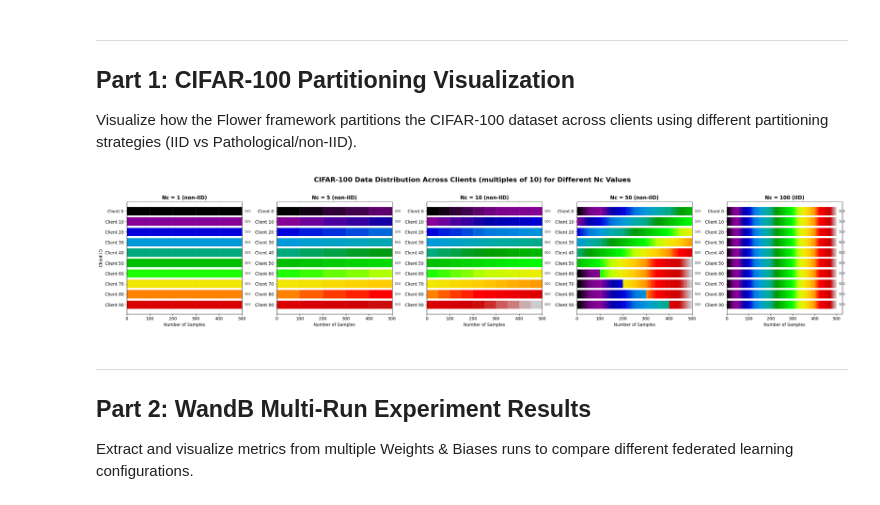
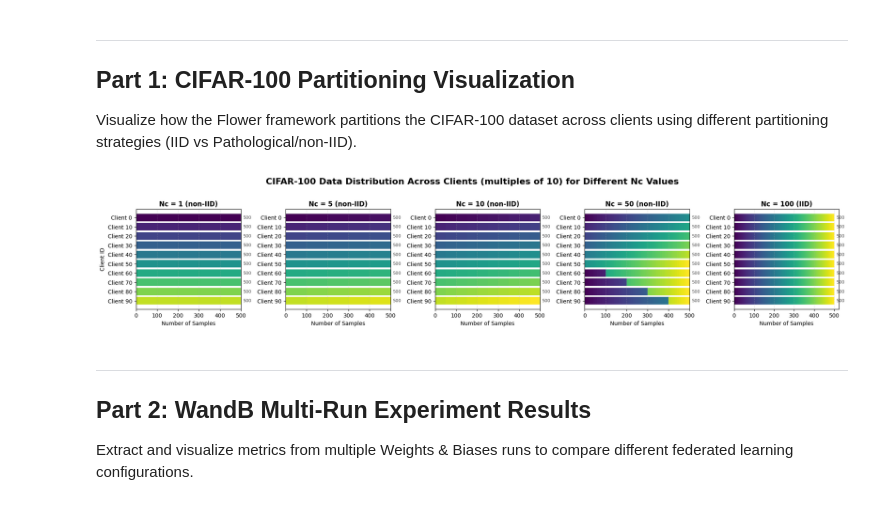
Before and after one commit to erikscolaro/FL-task-arithmetic, a Jupyter notebook: notebooks/plots.ipynb, the cells around one changed output. Cells and saved outputs as stored; diff of their text form; code cells hidden in the pictures.

```diff
--- a/notebooks/plots.ipynb
+++ b/notebooks/plots.ipynb
@@ -21,22 +20,17 @@ from flwr_datasets.partitioner import PathologicalPartitioner
 import matplotlib.pyplot as plt
 import numpy as np
 
-# Imposta dimensione in pixel e dpi
-width_px = 2500
-height_px = 500
+width_px = 1920
+height_px = 1920 / 5
 dpi = 100
 
-# Configuration: 100 total partitions on fine_label (100 CIFAR-100 classes)
 num_total_partitions = 100
-# Select clients that are multiples of 10: [0, 10, 20, 30, 40, 50, 60, 70, 80, 90]
 clients_to_show = [i for i in range(num_total_partitions - 10, -1, -10)]
 num_clients_to_show = len(clients_to_show)
 seed = 54  # Same seed as in task.py
 
-# Different Nc values (number of classes per partition)
 nc_values = [1, 5, 10, 50, 100]
 
-# Create figure with 5 subplots (one per Nc value)
 fig, axes = plt.subplots(1, 5, figsize=(width_px / dpi, height_px / dpi), dpi=dpi)
 fig.suptitle(
     "CIFAR-100 Data Distribution Across Clients (multiples of 10) for Different Nc Values",
@@ -46,7 +40,6 @@ fig.suptitle(
 )
 
 for idx, nc in enumerate(nc_values):
-    # Create partitioner with specific Nc
     partitioner = PathologicalPartitioner(
         num_partitions=num_total_partitions,
         partition_by="fine_label",  # 100 classes
@@ -56,34 +49,28 @@ for idx, nc in enumerate(nc_values):
         seed=seed,
     )
 
-    # Create FederatedDataset
     fds = FederatedDataset(
         dataset="uoft-cs/cifar100",
         partitioners={"train": partitioner},
     )
 
-    # Manually create the distribution plot for selected clients
     ax = axes[idx]
 
-    # Collect data for each selected client
     data_matrix = []
     for client_id in clients_to_show:
         partition = fds.load_partition(client_id)
         labels = [sample["fine_label"] for sample in partition]
-        # Count occurrences of each class
         class_counts = np.bincount(labels, minlength=100)
         data_matrix.append(class_counts)
 
     data_matrix = np.array(data_matrix)
 
-    # Create stacked bar chart with 100 distinct colors
-    # Use nipy_spectral colormap which provides good color variety
-    colors = plt.cm.nipy_spectral(np.linspace(0, 1, 100))
+    colors = plt.cm.viridis(np.linspace(0, 1, 100))
 
     left = np.zeros(num_clients_to_show)
     for class_id in range(100):
         counts = data_matrix[:, class_id]
-        if counts.sum() > 0:  # Only plot if there are samples
+        if counts.sum() > 0:
             ax.barh(
                 range(num_clients_to_show),
                 counts,
@@ -92,36 +79,34 @@ for idx, nc in enumerate(nc_values):
                 edgecolor="none",
                 height=0.8,
             )
             left += counts
 
-    # Customize subplot
     ax.set_title(
         f"Nc = {nc} {'(IID)' if nc == 100 else '(non-IID)'}",
         fontsize=12,
         fontweight="bold",
     )
     ax.set_xlabel("Number of Samples", fontsize=10)
     ax.set_yticks(range(num_clients_to_show))
     ax.set_yticklabels([f"Client {i}" for i in clients_to_show])
     ax.grid(axis="x", alpha=0.3, linestyle="--")
 
     if idx == 0:
         ax.set_ylabel("Client ID", fontsize=10)
 
-    # Add text with total samples per client
     for i in range(num_clients_to_show):
         total = data_matrix[i].sum()
         ax.text(total + 10, i, f"{int(total)}", va="center", fontsize=8, alpha=0.7)
 
 plt.tight_layout()
 plt.savefig(
     "../report/images/cifar100_partitioning_comparison.png",
     dpi=300,
     bbox_inches="tight",
 )
 plt.show()
 # %% [output]
-[figure, old version]
+[figure, new version]
 # %% [markdown]
 ---
 
```
Also changed, not shown: parts of 10 cells of this notebook, 8 other files.
